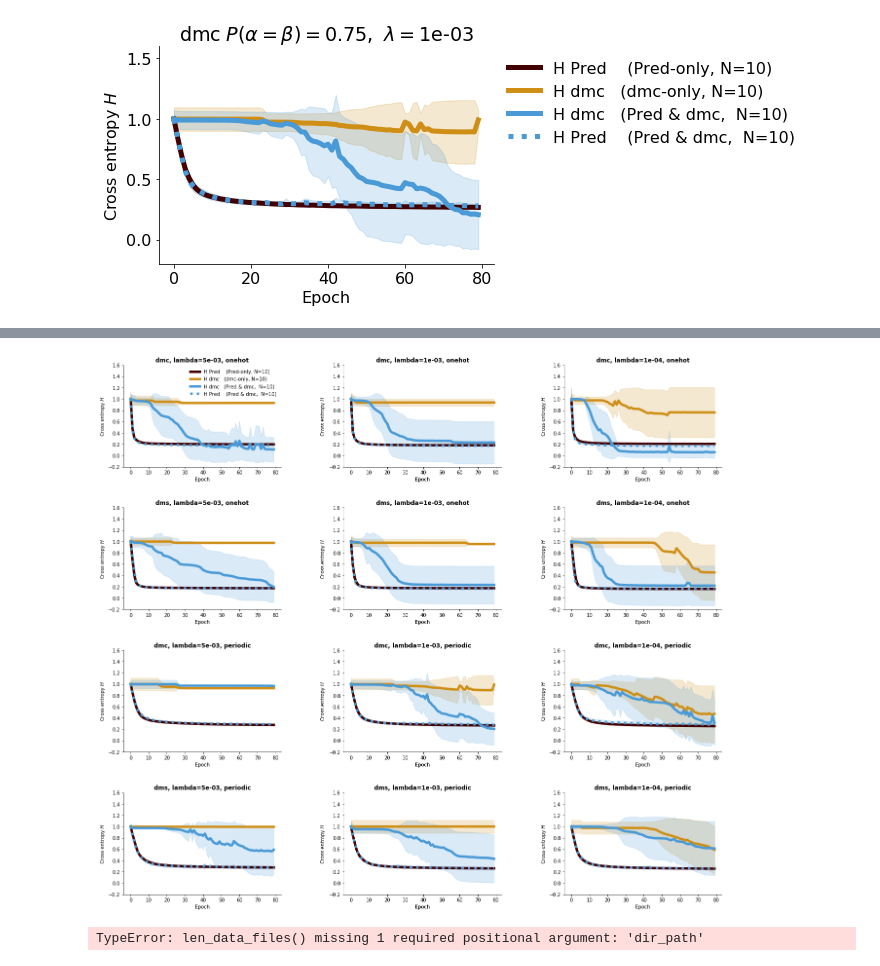
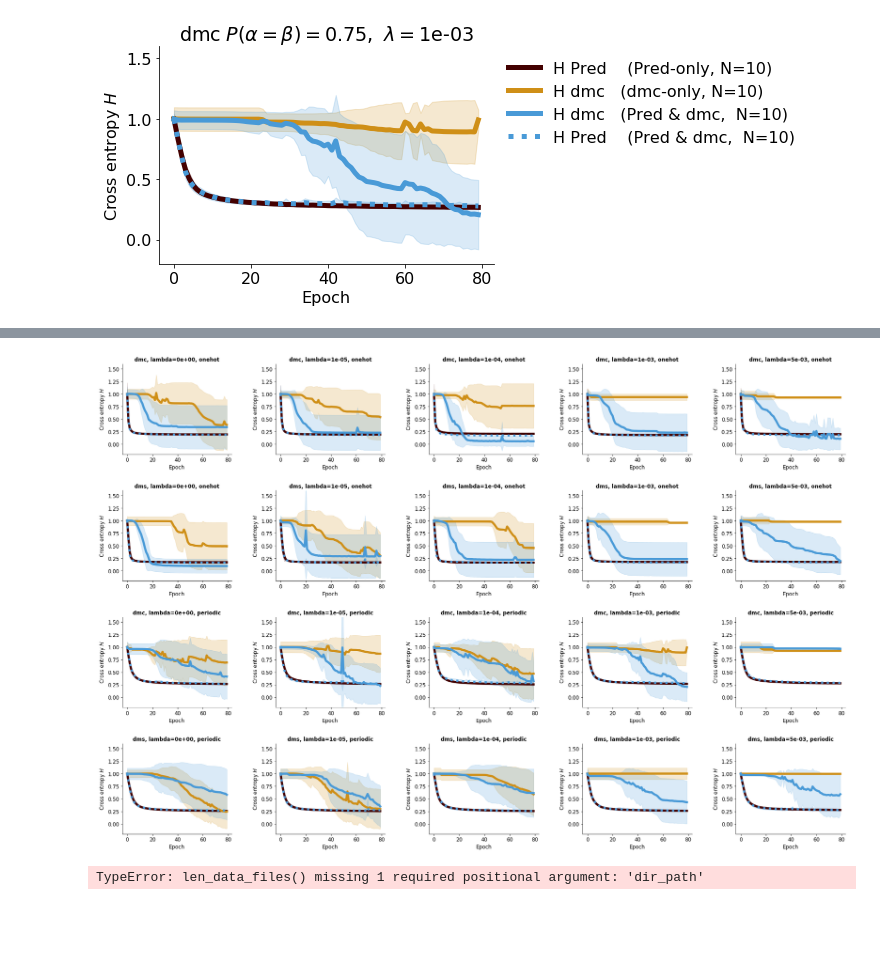
Before and after one commit to vdplasthijs/eavesdropping, a Jupyter notebook: multitasking learning for recurrent nets.ipynb, the cells around one changed output, grey strips where cells are left out. Drawn from its saved outputs; the diff is of its cells as text; code cells hidden in the pictures; blank space fills up the shorter version.

Commit message:
dmrs and dmrc code & learn eff plotting

```diff
--- a/multitasking learning for recurrent nets.ipynb
+++ b/multitasking learning for recurrent nets.ipynb
@@ -299,9 +314,0 @@ plt.title(r'$P(\alpha = \beta) = 0.75$');
-# %%
-plt.rcParams['figure.figsize'] = (6, 4)
-plt.rcParams['font.size'] = 16
-prm.plot_split_perf_custom(folder_pred='models/dms_task/onehot/pred_only/',
-                          folder_dmc='models/dms_task/onehot/dms_only',
-                          folder_dmcpred='models/dms_task/onehot/pred_dms/',
-                          task_type='dms')
-plt.title(r'$P(\alpha = \beta) = 0.75$');
-# plt.savefig('figures/pred_mnm_errors.svg', bbox_inches='tight')
@@ -310,8 +314,0 @@ plt.title(r'$P(\alpha = \beta) = 0.75$');
-# %%
-plt.rcParams['figure.figsize'] = (6, 4)
-plt.rcParams['font.size'] = 16
-prm.plot_split_perf_custom(folder_pred='models/5050/dmc_task/onehot/pred_only/',
-                          folder_dmc='models/5050/dmc_task/onehot/dmc_only',
-                          folder_dmcpred='models/5050/dmc_task/onehot/pred_dmc/')
-plt.title(r'$P(\alpha = \beta) = 0.50$');
-# plt.savefig('figures/pred_mnm_errors.svg', bbox_inches='tight')
@@ -320,9 +314,0 @@ plt.title(r'$P(\alpha = \beta) = 0.50$');
-# %%
-plt.rcParams['figure.figsize'] = (6, 4)
-plt.rcParams['font.size'] = 16
-prm.plot_split_perf_custom(folder_pred='models/5050/dms_task/onehot/pred_only/',
-                          folder_dmc='models/5050/dms_task/onehot/dms_only/',
-                          folder_dmcpred='models/5050/dms_task/onehot/pred_dms/',
-                          task_type='dms')
-plt.title(r'$P(\alpha = \beta) = 0.50$');
-# plt.savefig('figures/pred_mnm_errors.svg', bbox_inches='tight')
@@ -331,9 +314,0 @@ plt.title(r'$P(\alpha = \beta) = 0.50$');
-# %%
-plt.rcParams['figure.figsize'] = (6, 4)
-plt.rcParams['font.size'] = 16
-prm.plot_split_perf_custom(folder_pred='models/7525/relu/dmc_task/onehot/pred_only/',
-                          folder_dmc='models/7525/relu/dmc_task/onehot/dmc_only/',
-                          folder_dmcpred='models/7525/relu/dmc_task/onehot/pred_dmc/',
-                          task_type='dmc')
-plt.title(r'$P(\alpha = \beta) = 0.75$');
-# plt.savefig('figures/pred_mnm_errors.svg', bbox_inches='tight')
@@ -360,18 +350,18 @@ pred_dmc {'pred': (0.3314, 0.0177), 'dmc': (0.6962, 0.2275)}
 # %%
-fig, ax = plt.subplots(4, 3, figsize=(22, 20), gridspec_kw={'wspace': 0.4, 'hspace': 0.4})
-
-for i_spars, spars in enumerate(['5e-03', '1e-03', '1e-04']):
+fig, ax = plt.subplots(4, 5, figsize=(30, 20), gridspec_kw={'wspace': 0.4, 'hspace': 0.4})
+pr.set_fontsize(12)
+for i_spars, spars in enumerate(['0e+00', '1e-05', '1e-04', '1e-03', '5e-03']):
     for i_task, task in enumerate(['dmc', 'dms']):
         for i_nat, nat in enumerate(['onehot', 'periodic']):
             prm.plot_effect_eavesdropping_learning(task=task, ratio_exp_str='7525',
                                                    sparsity_str=spars, nature_stim=nat,
                                                    ax=ax[i_task + 2 * i_nat][i_spars],
-                                                   plot_legend=(i_spars == 0 and i_task ==0 and i_nat == 0))
+                                                   plot_legend=(i_spars == 0 and i_task ==0 and i_nat == 0 and False))
             ax[i_task + 2 * i_nat][i_spars].set_title(f'{task}, lambda={spars}, {nat}',
                                                      fontdict={'weight': 'bold'})
 # plt.savefig('figures/learning_efficiency_dmc_dms.pdf', bbox_inches='tight')
 # %% [output]
-[figure, old version]
+[figure, new version]
 # %%
 prm.
 # %% [output]
```
Also changed, not shown: parts of 11 cells of this notebook, 3 other files.
